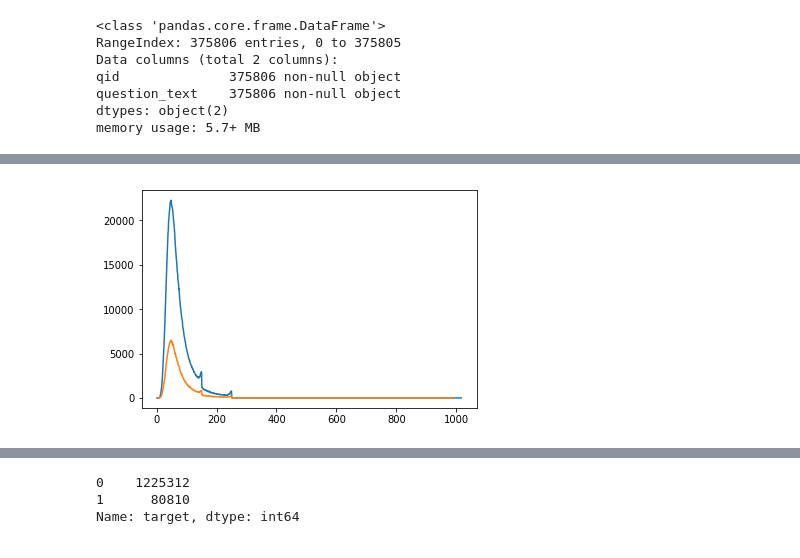
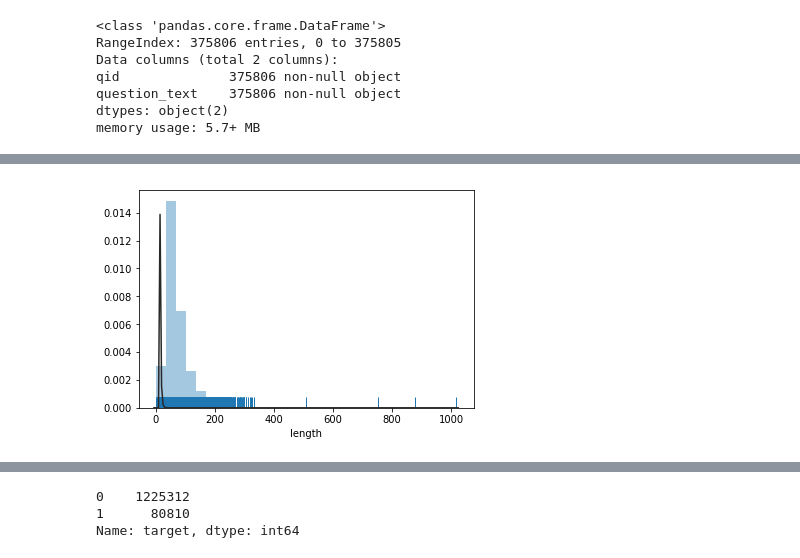
Before and after one commit to yungnien/Springboard, a Jupyter notebook: capstone/Data Wrangling.ipynb, the cells around one changed output, grey strips where cells are left out. Cells and saved outputs as stored; diff of their text form; code cells hidden in the pictures.

```diff
--- a/capstone/Data Wrangling.ipynb
+++ b/capstone/Data Wrangling.ipynb
@@ -60,11 +69,8 @@ top       What is the difference between negotiable inst...
 freq                                                      1
 Name: question_text, dtype: object
-# %%
-train_data['length'] = train_data['question_text'].str.len()
-test_data['length'] = test_data['question_text'].str.len()
-
-train_data['length'].value_counts().sort_index().plot(kind='line')
-test_data['length'].value_counts().sort_index().plot(kind='line')
-plt.show()
-# %% [output]
-[figure, removed]
+# %%
+train_data['length'] = train_data['question_text'].str.len()
+sns.distplot(train_data.length, bins=30, kde=False, rug=True, fit=stats.gamma)
+plt.show()
+# %% [output]
+[figure, added]
```
Also changed, not shown: parts of 54 cells of this notebook.
